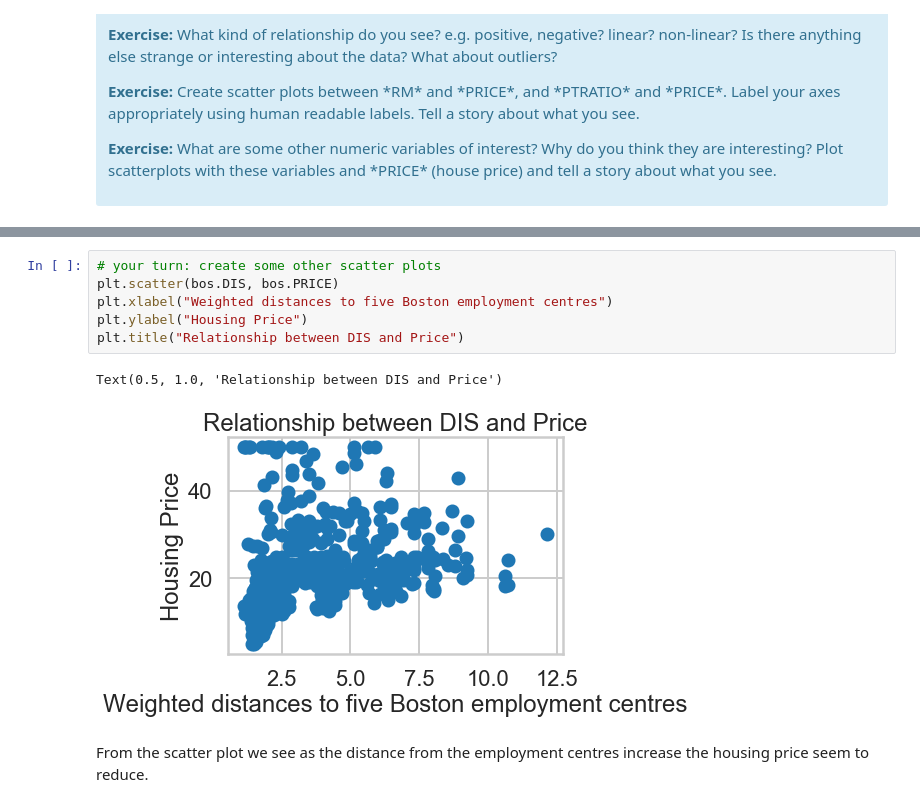
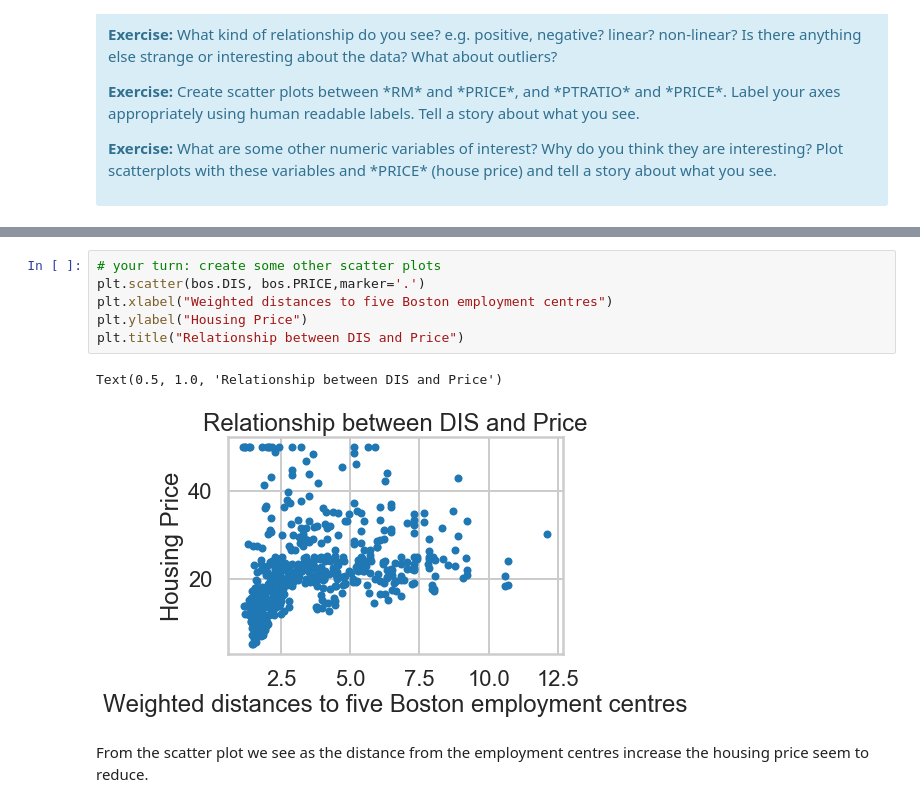
Before and after one commit to Anandpatil412/DSC, a Jupyter notebook: Linear_regression/Mini_Project_Linear_Regression.ipynb, the cells around one changed output, grey strips where cells are left out. Drawn from its saved outputs; the diff is of its cells as text.

```diff
--- a/Linear_regression/Mini_Project_Linear_Regression.ipynb
+++ b/Linear_regression/Mini_Project_Linear_Regression.ipynb
@@ -302,12 +307,12 @@ Text(0.5, 1.0, 'Relationship between PTRATIO and Price')
 # %%
 # your turn: create some other scatter plots
-plt.scatter(bos.DIS, bos.PRICE)
+plt.scatter(bos.DIS, bos.PRICE,marker='.')
 plt.xlabel("Weighted distances to five Boston employment centres")
 plt.ylabel("Housing Price")
 plt.title("Relationship between DIS and Price")
 # %% [output]
 Text(0.5, 1.0, 'Relationship between DIS and Price')
-[figure, old version]
+[figure, new version]
 # %% [markdown]
 From the scatter plot we see as the distance from the employment centres increase the housing price seem to reduce.
 # %% [markdown]
```
Also changed, not shown: parts of 68 cells of this notebook.
